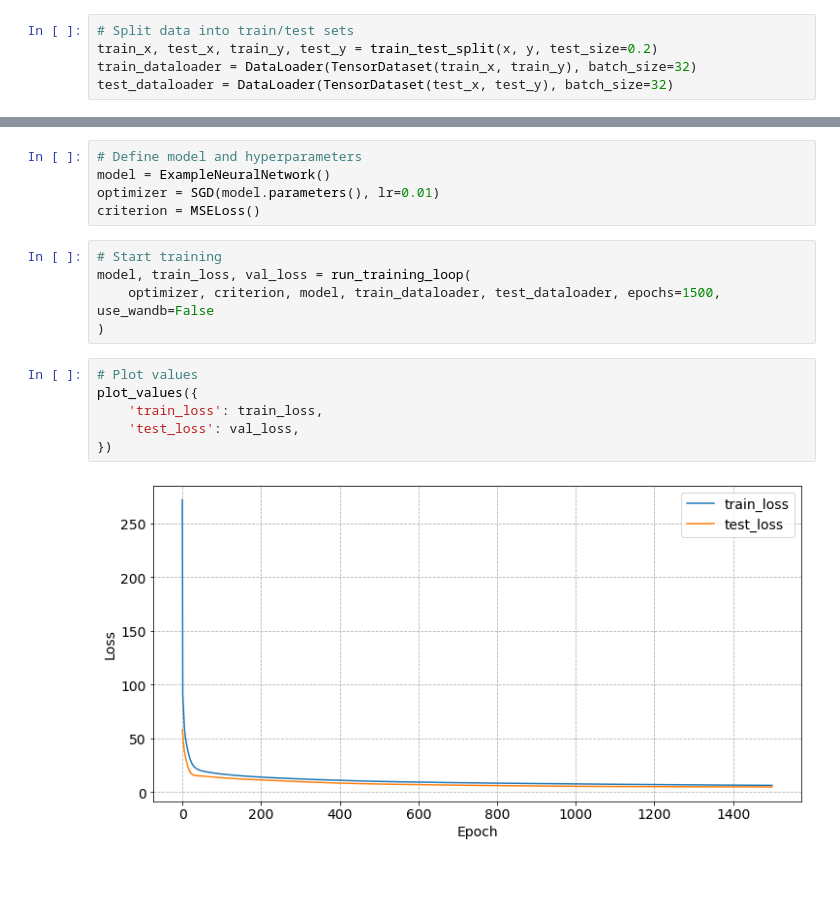
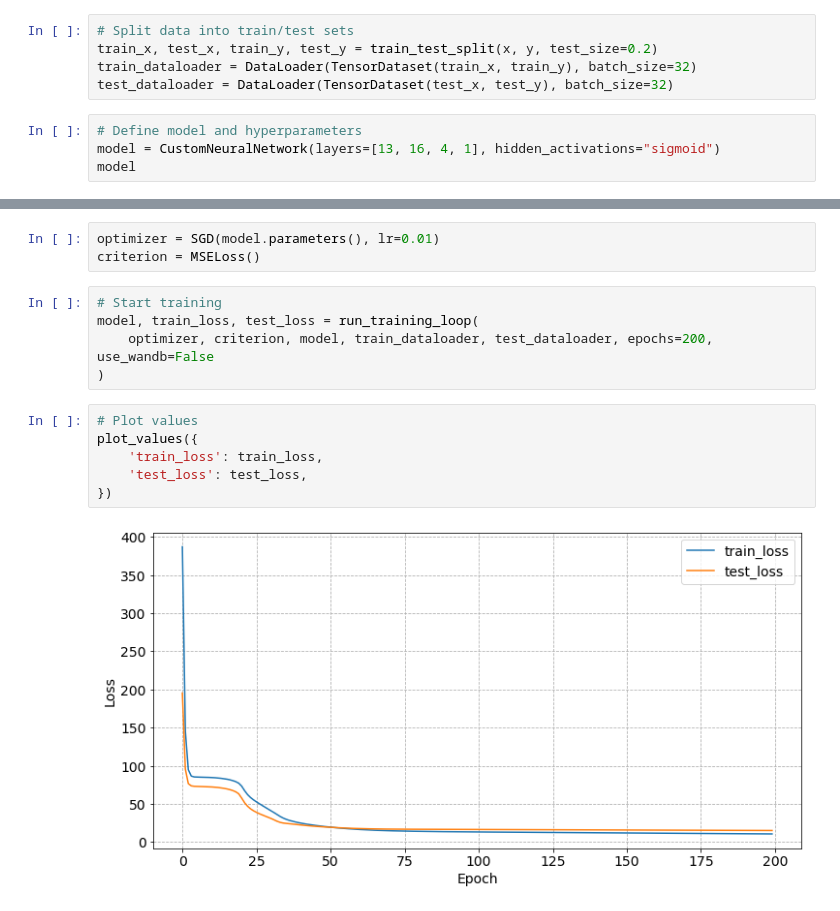
Before and after one commit to aczyzewski/CollectiveLossFunctions, a Jupyter notebook: notebooks/nb_003_basic_training_loop.ipynb, the cells around one changed output, grey strips where cells are left out. Cells and saved outputs as stored; diff of their text form; blank space fills up the shorter version.

```diff
--- a/notebooks/nb_003_basic_training_loop.ipynb
+++ b/notebooks/nb_003_basic_training_loop.ipynb
@@ -36,3 +36,7 @@ y = torch.tensor(y.tolist(), dtype=torch.float32).reshape(-1, 1)
 train_x, test_x, train_y, test_y = train_test_split(x, y, test_size=0.2)
 train_dataloader = DataLoader(TensorDataset(train_x, train_y), batch_size=32)
 test_dataloader = DataLoader(TensorDataset(test_x, test_y), batch_size=32)
+# %%
+# Define model and hyperparameters
+model = CustomNeuralNetwork(layers=[13, 16, 4, 1], hidden_activations="sigmoid")
+model
@@ -39,18 +53,16 @@ test_dataloader = DataLoader(TensorDataset(test_x, test_y), batch_size=32)
 # %%
-# Define model and hyperparameters
-model = ExampleNeuralNetwork()
 optimizer = SGD(model.parameters(), lr=0.01)
 criterion = MSELoss()
 # %%
 # Start training
-model, train_loss, val_loss = run_training_loop(
-    optimizer, criterion, model, train_dataloader, test_dataloader, epochs=1500, use_wandb=False
+model, train_loss, test_loss = run_training_loop(
+    optimizer, criterion, model, train_dataloader, test_dataloader, epochs=200, use_wandb=False
 )
 # %%
 # Plot values
 plot_values({
     'train_loss': train_loss,
-    'test_loss': val_loss,
+    'test_loss': test_loss,
 })
 # %% [output]
-[figure, old version]
+[figure, new version]
```
Also changed, not shown: parts of 2 cells of this notebook, 2 other files.
